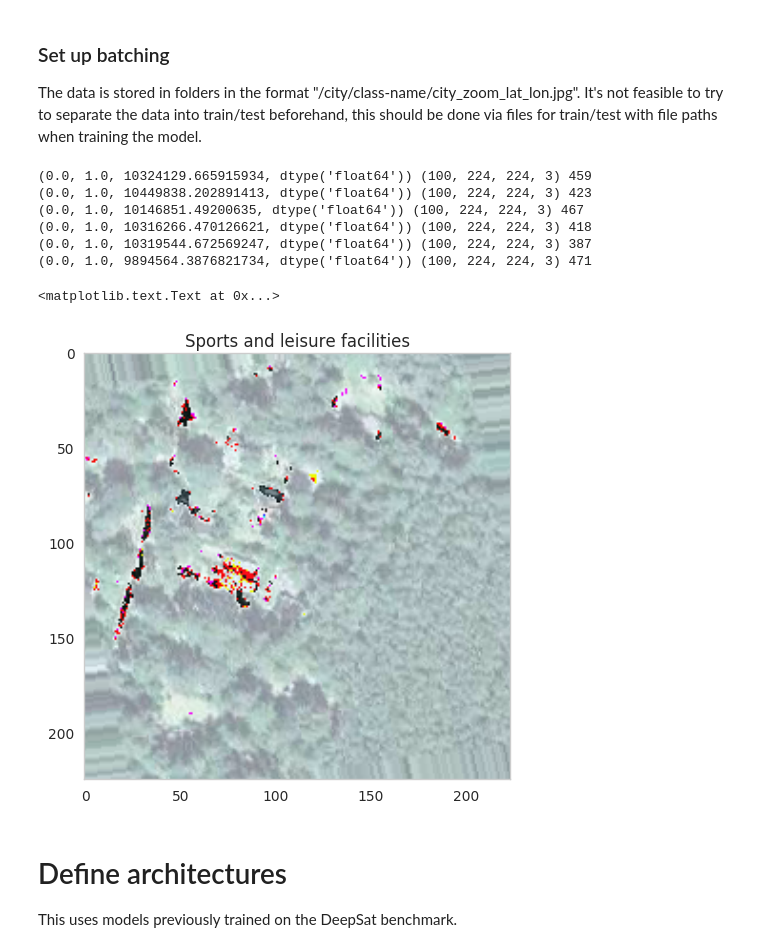
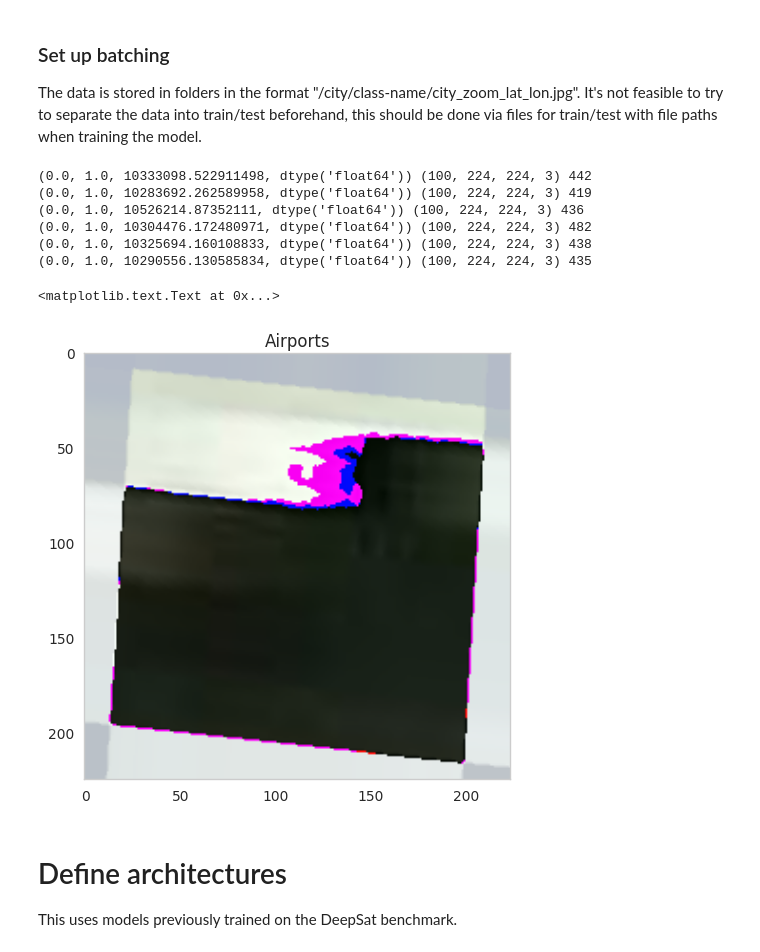
Before and after one commit to adrianalbert/urban-environments, a Jupyter notebook: land-use-classification/Finetuning on Urban Atlas data.ipynb, the cells around one changed output. Drawn from its saved outputs; the diff is of its cells as text; code cells hidden in the pictures.

```diff
--- a/land-use-classification/Finetuning on Urban Atlas data.ipynb
+++ b/land-use-classification/Finetuning on Urban Atlas data.ipynb
@@ -128,7 +123,7 @@ def load_data_sources(cities):
 
     return files_df
 # %%
-cities = ["athina", "berlin", "bucuresti", "tallinn", "barcelona", "dublin"]
+cities = ["athina", "berlin", "budapest", "roma", "barcelona", "madrid"]
 
 files_df = load_data_sources(cities)
 
@@ -283,12 +275,14 @@ tr_gen = ku.generator_from_file("train.csv", \
                                       image_generator=train_augmenter, \
                                       class_dict = class2label,\
                                       balance = 1,
+                                      crop=42,
                                       #downsample=2,
                                       new_img_shape=(224,224),
                                       batch_size=BATCH_SIZE)
 ts_gen = ku.generator_from_file("test.csv", \
                                       image_generator=test_augmenter, \
                                       class_dict = class2label,\
+                                      crop=42,
                                       balance = 1,
                                       #downsample=2,
                                       new_img_shape=(224,224),
@@ -300,18 +294,18 @@ for X, y in tr_gen:
     if i > 5:
         break
 # %% [output]
-(0.0, 1.0, 10324129.665915934, dtype('float64')) (100, 224, 224, 3) 459
-(0.0, 1.0, 10449838.202891413, dtype('float64')) (100, 224, 224, 3) 423
-(0.0, 1.0, 10146851.49200635, dtype('float64')) (100, 224, 224, 3) 467
-(0.0, 1.0, 10316266.470126621, dtype('float64')) (100, 224, 224, 3) 418
-(0.0, 1.0, 10319544.672569247, dtype('float64')) (100, 224, 224, 3) 387
-(0.0, 1.0, 9894564.3876821734, dtype('float64')) (100, 224, 224, 3) 471
+(0.0, 1.0, 10333098.522911498, dtype('float64')) (100, 224, 224, 3) 442
+(0.0, 1.0, 10283692.262589958, dtype('float64')) (100, 224, 224, 3) 419
+(0.0, 1.0, 10526214.87352111, dtype('float64')) (100, 224, 224, 3) 436
+(0.0, 1.0, 10304476.172480971, dtype('float64')) (100, 224, 224, 3) 482
+(0.0, 1.0, 10325694.160108833, dtype('float64')) (100, 224, 224, 3) 438
+(0.0, 1.0, 10290556.130585834, dtype('float64')) (100, 224, 224, 3) 435
 # %%
-plt.imshow(X[20,:,:,:])
-plt.title(label2class[y[20].argmax()])
+plt.imshow(X[0,:,:,:])
+plt.title(label2class[y[0].argmax()])
 # %% [output]
 <matplotlib.text.Text at 0x...>
-[figure, old version]
+[figure, new version]
 # %% [markdown]
 # Define architectures
 
```
Also changed, not shown: parts of 17 cells of this notebook, 7 other files.
